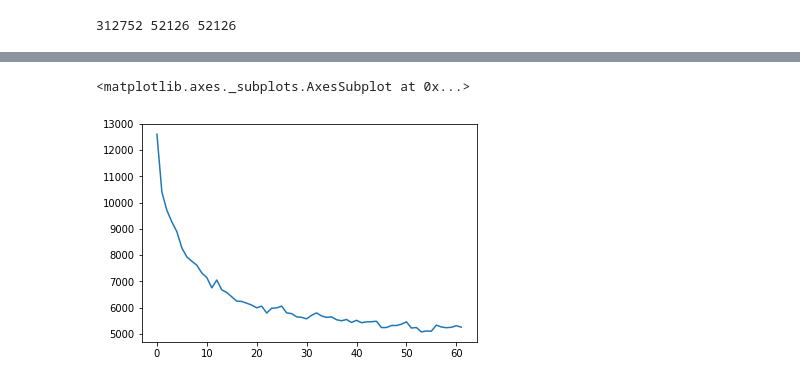
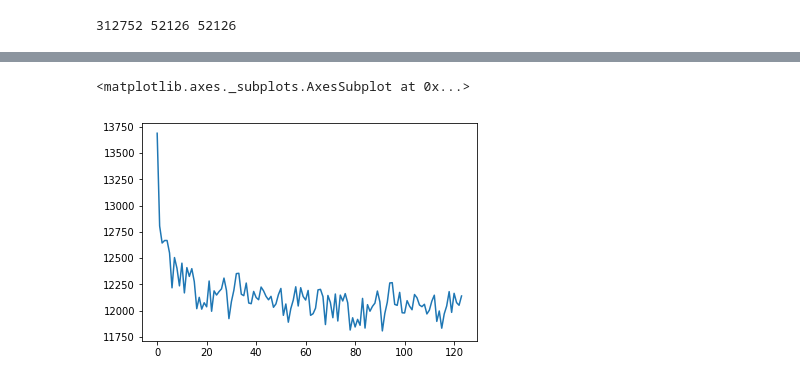
Before and after one commit to darshansumant/ml_nlp_conflict, a Jupyter notebook: objective_1_v3.ipynb, the cells around one changed output, grey strips where cells are left out. Saved outputs shown, nothing was run; the diff lists cells and outputs as text; code cells hidden in the pictures.

```diff
--- a/objective_1_v3.ipynb
+++ b/objective_1_v3.ipynb
@@ -72,7 +79,7 @@ def split_data(data):
     # reset index
     data_idx = data.reset_index()
 
-    # subsetting in .75 train and even random split the other
+    # subsetting in .75 train and even random split the other.
     dev_test_size = round(len(data_idx)*0.25)
     tr_df = data_idx[dev_test_size:]
     dev_test_df = data_idx[:dev_test_size]
@@ -84,9 +91,9 @@ def split_data(data):
     tr_df = tr_df.sample(frac=1).reset_index(drop=True)
 
     # make them lists
-    train_l = tr_df[['interaction', 'notes']].values.tolist()
-    dev_l = dev_df[['interaction', 'notes']].values.tolist()
-    test_l = test_df[['interaction', 'notes']].values.tolist()
+    train_l = tr_df[['data_id', 'interaction', 'notes']].values.tolist()
+    dev_l = dev_df[['data_id', 'interaction', 'notes']].values.tolist()
+    test_l = test_df[['data_id', 'interaction', 'notes']].values.tolist()
 
 
     return train_l, dev_l, test_l
@@ -274,7 +449,7 @@ test_classif_main =
 # %%
 class InterClassifierLinear(nn.Module):
 
-    def __init__(self, categories_size, learn_rate = 0.01):
+    def __init__(self, categories_size, learn_rate = 0.001):
         super(InterClassifierLinear, self).__init__()
 
         self.linear1 = nn.Linear(300, categories_size)
@@ -295,7 +470,7 @@ class InterClassifierLinear(nn.Module):
         '''
         classif = []
         with torch.no_grad():
-            for target, note in docs:
+            for data_id, target, note in docs:
                 #vectorize in embeddings using spacy pre-trained model
                 embeds = (nlp(note)).vector
                 note_vec = torch.tensor([embeds])
@@ -308,7 +483,7 @@ class InterClassifierLinear(nn.Module):
                 pred = idx_to_label[pred_idx]
 
                 # storing into output
-                classif.append((target, note, pred))
+                classif.append((data_id, target, note, pred))
         return classif
 
 
@@ -327,7 +502,7 @@ class InterClassifierLinear(nn.Module):
         classif_dat = self.classify(data)
 
         # compares target to pred and calculates error rate
-        for target, note, pred in classif_dat:
+        for data_id, target, note, pred in classif_dat:
             if pred == target:
                 error_sum = error_sum
             else:
@@ -340,12 +515,13 @@ class InterClassifierLinear(nn.Module):
     def train(self, training_list, development_list, n_epochs):
 
         losses = []
+        dev_err = []
         error = 1
 
         for epoch in range(n_epochs):
             i = 0
             running_loss = 0.0
-            for target, note in training_list:
+            for data_id, target, note in training_list:
 
                 # cleaning gradiatent
                 self.zero_grad()
@@ -379,12 +555,15 @@ class InterClassifierLinear(nn.Module):
                     print('[%5d] loss: %.3f' % (i, running_loss / 5000))
                     losses.append(running_loss)
                     running_loss = 0.0
-                if i % 20000 == 0:    # check dev error every 20,000 and save best model
-                    model_err = evaluate_classifier_accuracy(development_list)
+                if i % 80000 == 0 or i == 312752:    # check dev error every 20,000 and save best model
+                    model_err = self.evaluate_classifier_accuracy(development_list)
                     print('dev error: ', model_err)
+                    dev_err.append(model_err)
                     if model_err < error:
                         error = model_err
                         best_model = copy.deepcopy(self)
 
 
-        return best_model, error, losses
+        return best_model, error, losses, dev_err
+# %%
+bl_model = InterClassifierLinear(41)
@@ -390,0 +574,2 @@ class InterClassifierLinear(nn.Module):
+# %%
+best_bl, besterror_bl, losses_bl, deverr_bl = bl_model.train(train_list, dev_list, 2)
@@ -391,7 +608,6 @@ class InterClassifierLinear(nn.Module):
 # %%
-lossess_first =
 %matplotlib inline
-pd.Series(losses).plot()
+pd.Series(losses_bl).plot()
 # %% [output]
 <matplotlib.axes._subplots.AxesSubplot at 0x...>
-[figure, old version]
+[figure, new version]
```
Also changed, not shown: parts of 67 cells of this notebook.
